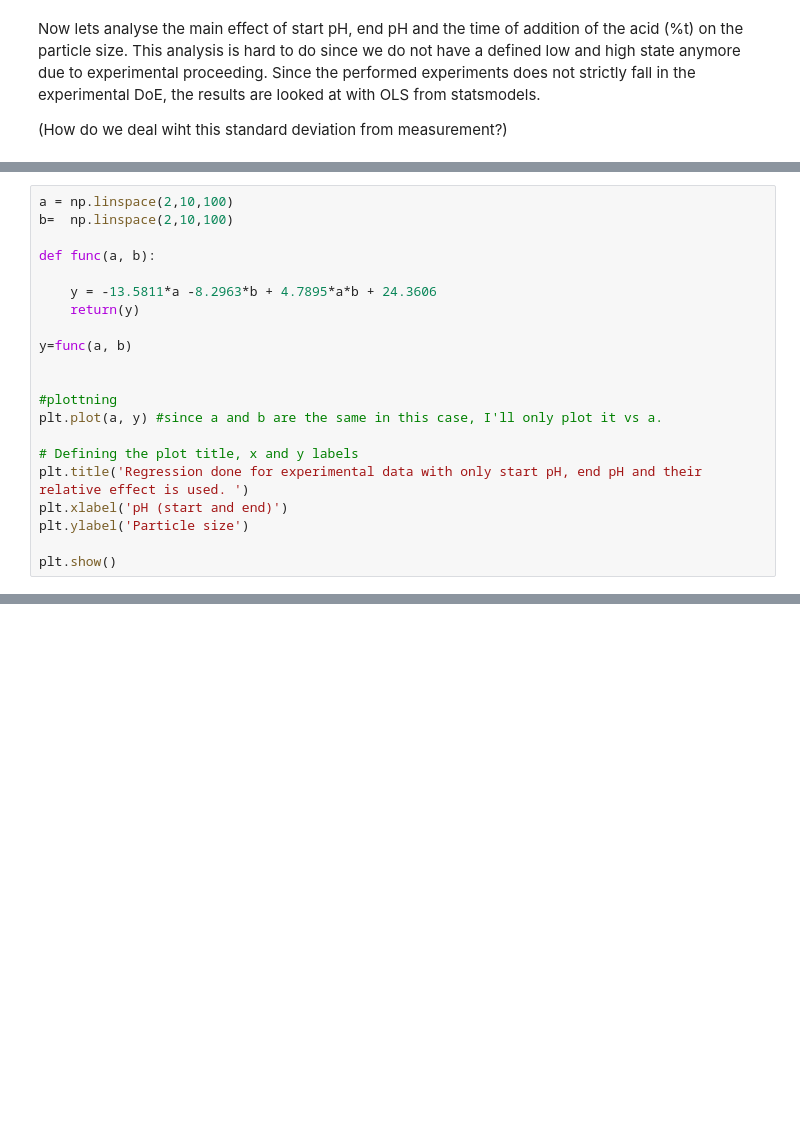
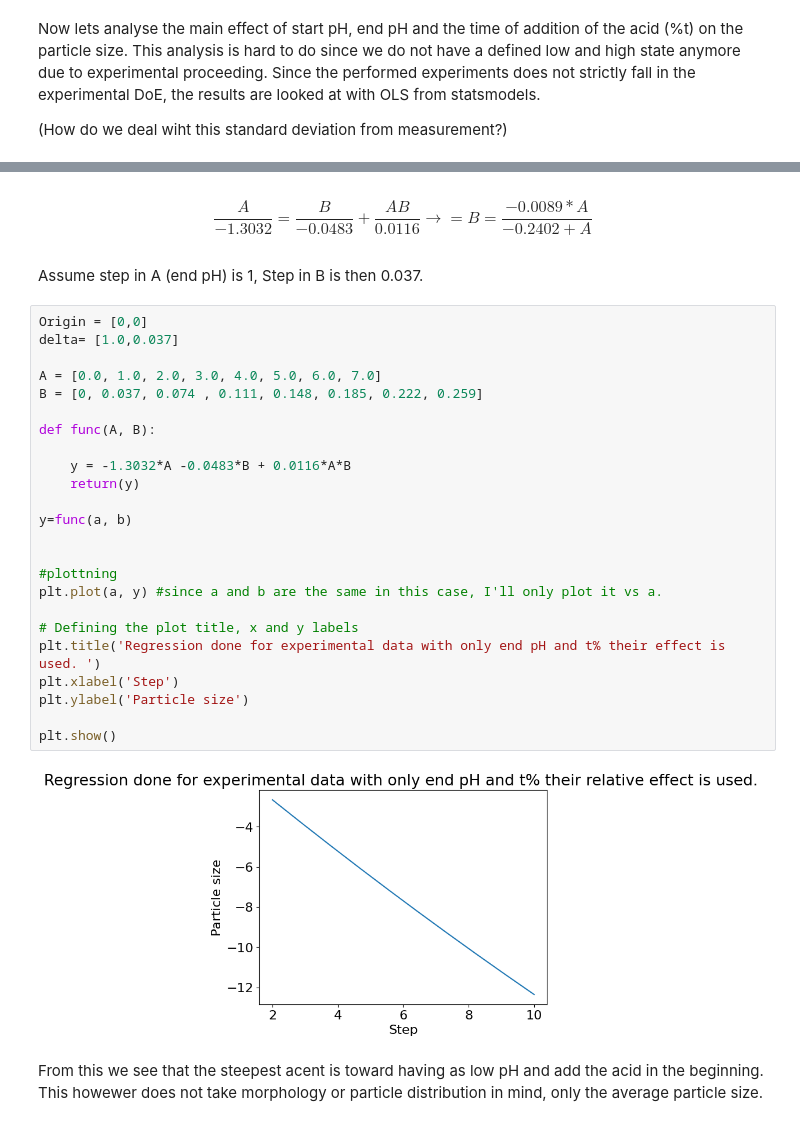
Before and after one commit to alexandraelora/DoE_Course_Material, a Jupyter notebook: Project/DoE_project_AU.ipynb, the cells around one changed output, grey strips where cells are left out. Saved outputs shown, nothing was run; the diff lists cells and outputs as text; blank space fills up the shorter version.

```diff
--- a/Project/DoE_project_AU.ipynb
+++ b/Project/DoE_project_AU.ipynb
@@ -301,21 +322,0 @@ Plot the function that the OLS gives:
-# %%
-a = np.linspace(2,10,100)
-b=  np.linspace(2,10,100)
-
-def func(a, b):
-
-    y = -13.5811*a -8.2963*b + 4.7895*a*b + 24.3606
-    return(y)
-
-y=func(a, b)
-
-
-#plottning
-plt.plot(a, y) #since a and b are the same in this case, I'll only plot it vs a.
-
-# Defining the plot title, x and y labels
-plt.title('Regression done for experimental data with only start pH, end pH and their relative effect is used. ')
-plt.xlabel('pH (start and end)')
-plt.ylabel('Particle size')
-
-plt.show()
@@ -353,0 +356,36 @@ Notes:
+# %% [markdown]
+
+
+\begin{equation}
+\frac{A}{-1.3032}=\frac{B}{-0.0483} + \frac{AB}{0.0116} \rightarrow = B =\frac{-0.0089*A}{-0.2402 + A}
+\end{equation}
+# %% [markdown]
+Assume step in A (end pH) is 1, Step in B is then 0.037.
+# %%
+Origin = [0,0]
+delta= [1.0,0.037]
+
+A = [0.0, 1.0, 2.0, 3.0, 4.0, 5.0, 6.0, 7.0]
+B = [0, 0.037, 0.074 , 0.111, 0.148, 0.185, 0.222, 0.259]
+
+def func(A, B):
+
+    y = -1.3032*A -0.0483*B + 0.0116*A*B
+    return(y)
+
+y=func(a, b)
+
+
+#plottning
+plt.plot(a, y) #since a and b are the same in this case, I'll only plot it vs a.
+
+# Defining the plot title, x and y labels
+plt.title('Regression done for experimental data with only end pH and t% their effect is used. ')
+plt.xlabel('Step')
+plt.ylabel('Particle size')
+
+plt.show()
+# %% [output]
+[figure, added]
+# %% [markdown]
+From this we see that the steepest acent is toward having as low pH and add the acid in the beginning. This howewer does not take morphology or particle distribution in mind, only the average particle size.
```
Also changed, not shown: parts of 15 cells of this notebook.
